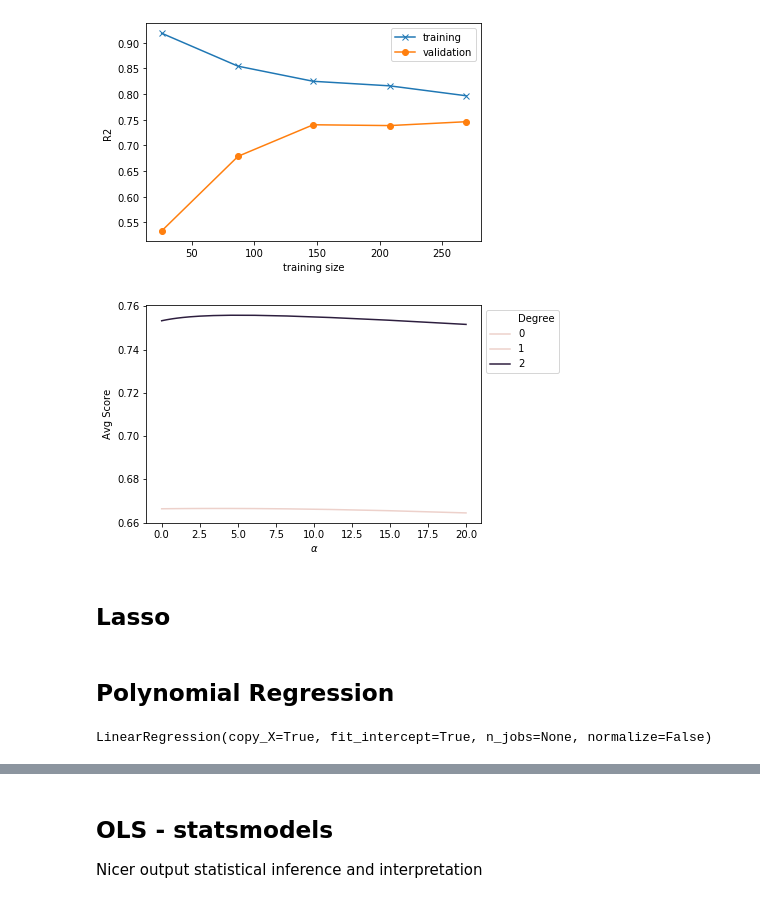
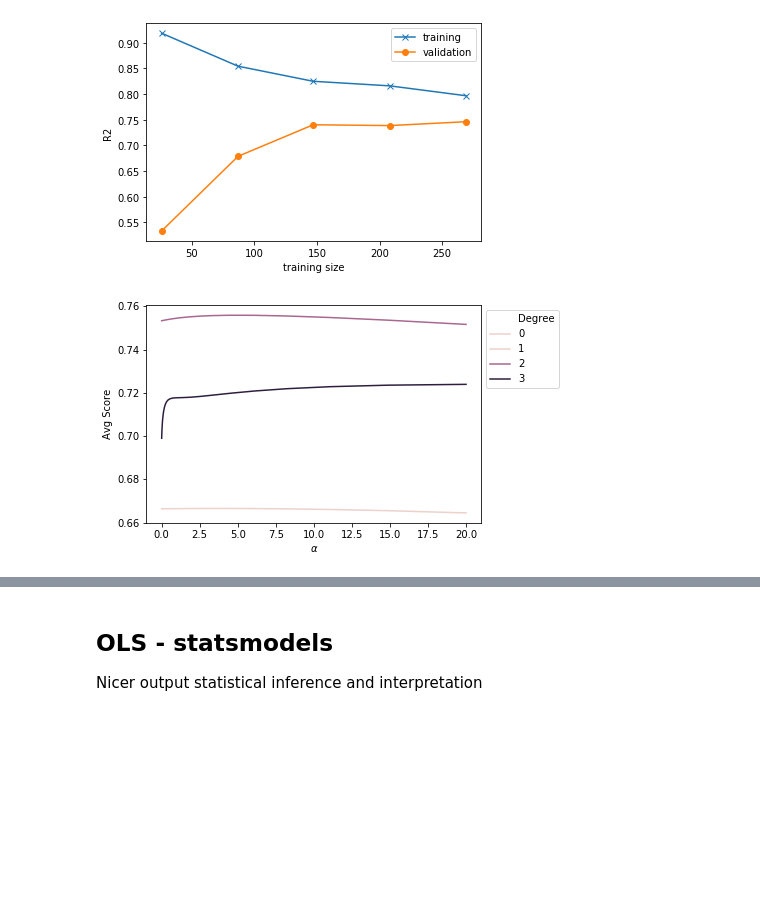
Before and after one commit to prudolph1/regression_base_code, a Jupyter notebook: regression_methods.ipynb, the cells around one changed output, grey strips where cells are left out. Drawn from its saved outputs; the diff is of its cells as text; code cells hidden in the pictures; blank space fills up the shorter version.

```diff
--- a/regression_methods.ipynb
+++ b/regression_methods.ipynb
@@ -145,6 +157,8 @@ dtype: float64
 # %%
 # transform skewed features (if necessary)
+exclude = 'CHAS'
 skew_features = list(skew.loc[abs(skew) > 0.75].index)
+skew_features.remove(exclude)
 # skew_features = []
 for feature_name in skew_features:
     X_train[f'LOG1P_{feature_name}'] = np.log1p(X_train[feature_name])
@@ -268,7 +282,15 @@ Use HuberRegressor for robust regression
 # fit model
 model = LinearRegression()
 # model = HuberRegressor()
-model.fit(X_train, y_train)
+model = PoissonRegressor()
+
+degree = 1
+
+poly = PolynomialFeatures(degree, include_bias = False)
+poly_fit = poly.fit(X_train)
+X_train_poly = poly.fit_transform(X_train)
+X_test_poly = poly.fit_transform(X_test)
+model.fit(X_train_poly, y_train)
 # %% [output]
 LinearRegression(copy_X=True, fit_intercept=True, n_jobs=None, normalize=False)
 # %%
@@ -306,3 +329,3 @@ model_plots(y_train,y_predict_train)
 # %%
-model_learning_curve(model,X_train,y_train)
+model_learning_curve(model,X_train_poly,y_train)
 # %% [output]
@@ -318,19 +362,21 @@ array([1, 2, 3])
 # define parameters and ranges for gridsearch
 kf = 5
 alpha_range = np.geomspace(1e-5, 20, 50)
-poly_degree = 2
+poly_degree = 3
 scorer = make_scorer(r2_score)
 
-poly_range = np.arange(1,degree+1)
+poly_range = np.arange(1,poly_degree+1)
 
 model = Pipeline([('scaler', StandardScaler()),
-        ('polynomial_features', PolynomialFeatures()),
-        ('ridge', Ridge())])
+                  ('polynomial_features', PolynomialFeatures(include_bias = False)),
+                  ('ridge', Ridge())
+                #   ('lasso', Lasso())
+                 ])
 
-params = {
-    'polynomial_features__degree': poly_range,
-    'ridge__alpha': alpha_range
-}
+params = {'polynomial_features__degree': poly_range,
+        #   'lasso__alpha': alpha_range
+          'ridge__alpha': alpha_range
+         }
 
 grid = GridSearchCV(model, params, cv=kf, scoring = scorer)
 # %%
@@ -417,31 +465,15 @@ model_learning_curve(grid.best_estimator_, X_train, y_train)
 # %%
 # plot scores over parameter values
 grid_vals = pd.DataFrame(grid.cv_results_['params'])
 grid_vals['mean_test_score'] = grid.cv_results_['mean_test_score']
 grid_vals.rename(columns = {'polynomial_features__degree':'Degree'}, inplace = True)
 
-group = None
-group = 'Degree'  # include for polynomial
+group = 'Degree'
 sns.lineplot('ridge__alpha','mean_test_score', data = grid_vals, hue = group)
+# sns.lineplot('lasso__alpha','mean_test_score', data = grid_vals, hue = group)
 plt.xlabel('$\\alpha$')
 plt.ylabel('Avg Score')
 plt.legend(bbox_to_anchor=(1, 1), loc=2)
 plt.show()
 # %% [output]
-[figure, old version]
+[figure, new version]
-# %% [markdown]
-## Lasso
-# %% [markdown]
-## Polynomial Regression
-# %%
-degree = 2
-
-poly = PolynomialFeatures(degree)
-poly_fit = poly.fit(X_train[feature_subset])
-X_train_poly = poly.fit_transform(X_train[feature_subset])
-X_test_poly = poly.fit_transform(X_test[feature_subset])
-
-model = LinearRegression()
-model.fit(X_train_poly, y_train)
-# %% [output]
-LinearRegression(copy_X=True, fit_intercept=True, n_jobs=None, normalize=False)
```
Also changed, not shown: parts of 28 cells of this notebook.
